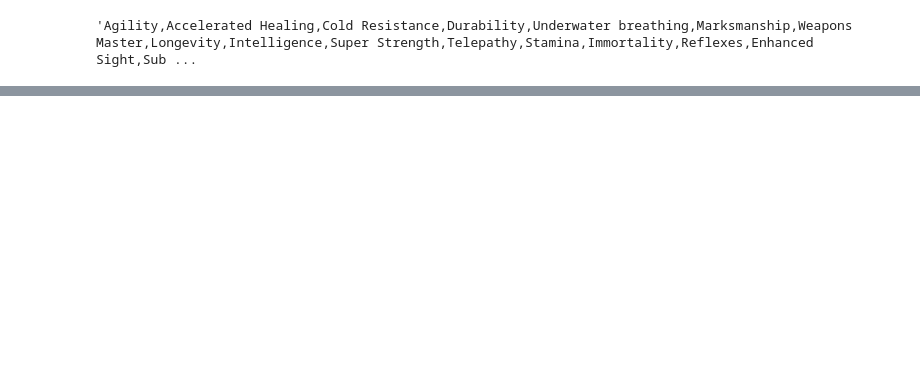
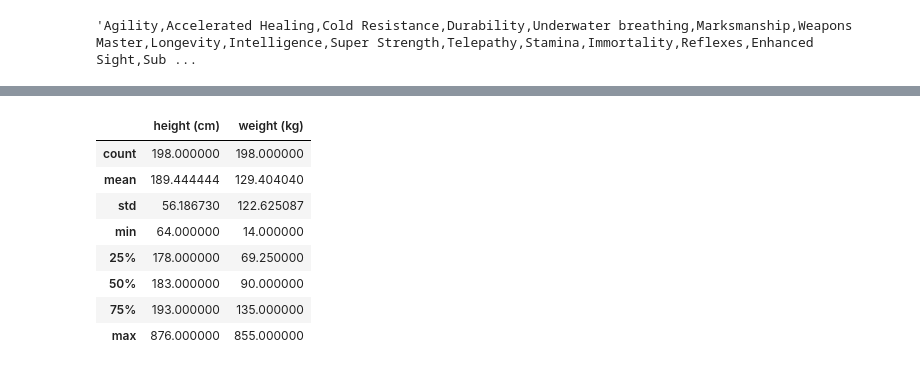
Before and after one commit to RemnantArgon001/Applying-Advanced-Transformations--Core-, a Jupyter notebook: Applying Advanced Transformations (Core).ipynb, the cells around one changed output, grey strips where cells are left out. Cells and saved outputs as stored; diff of their text form; code cells hidden in the pictures; blank space fills up the shorter version.

```diff
--- a/Applying Advanced Transformations (Core).ipynb
+++ b/Applying Advanced Transformations (Core).ipynb
@@ -297,0 +274,12 @@ Right.head()
+# %%
+merged[speed_filter].describe()
+# %% [output]
+|  | height (cm) | weight (kg) |
+| count | 198.000000 | 198.000000 |
+| mean | 189.444444 | 129.404040 |
+| std | 56.186730 | 122.625087 |
+| min | 64.000000 | 14.000000 |
+| 25% | 178.000000 | 69.250000 |
+| 50% | 183.000000 | 90.000000 |
+| 75% | 193.000000 | 135.000000 |
+| max | 876.000000 | 855.000000 |
```
Also changed, not shown: parts of 16 cells of this notebook.
